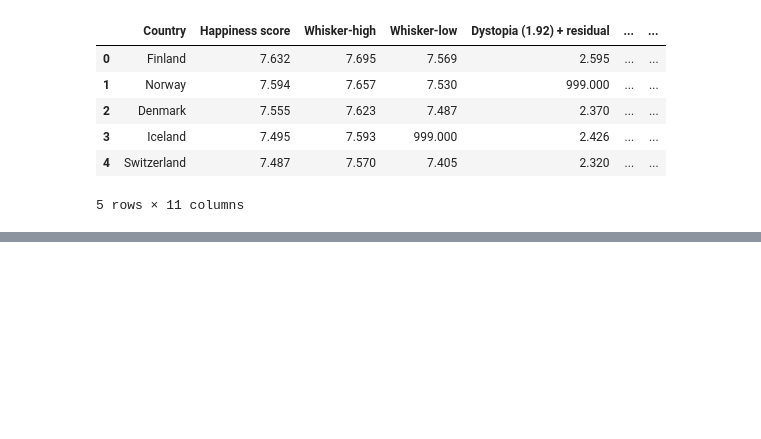
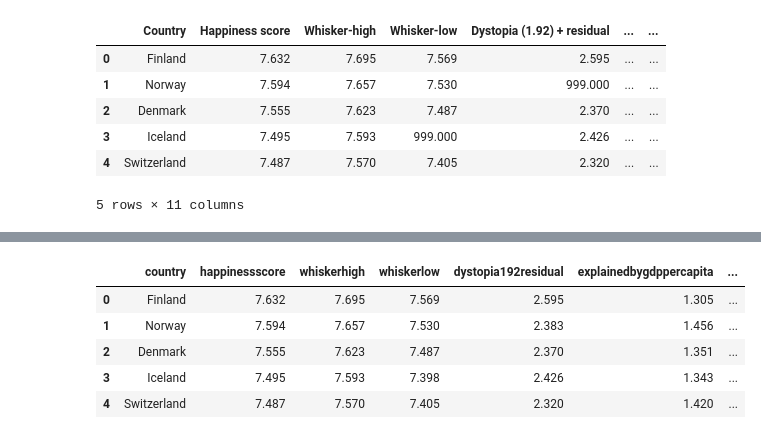
Before and after one commit to giasmith/lab2, a Jupyter notebook: assignment.ipynb, the cells around one changed output, grey strips where cells are left out. Drawn from its saved outputs; the diff is of its cells as text; code cells hidden in the pictures; blank space fills up the shorter version.

```diff
--- a/assignment.ipynb
+++ b/assignment.ipynb
@@ -97,0 +99,10 @@ ImportError: Missing optional dependency 'openpyxl'.  Use pip or conda to instal
+# %%
+df = pd.read_stata('data/data8.dta')
+df.head(5)
+# %% [output]
+|  | country | happinessscore | whiskerhigh | whiskerlow | dystopia192residual | explainedbygdppercapita | ... |
+| 0 | Finland | 7.632 | 7.695 | 7.569 | 2.595 | 1.305 | ... |
+| 1 | Norway | 7.594 | 7.657 | 7.530 | 2.383 | 1.456 | ... |
+| 2 | Denmark | 7.555 | 7.623 | 7.487 | 2.370 | 1.351 | ... |
+| 3 | Iceland | 7.495 | 7.593 | 7.398 | 2.426 | 1.343 | ... |
+| 4 | Switzerland | 7.487 | 7.570 | 7.405 | 2.320 | 1.420 | ... |
```
Also changed, not shown: parts of 9 cells of this notebook.
